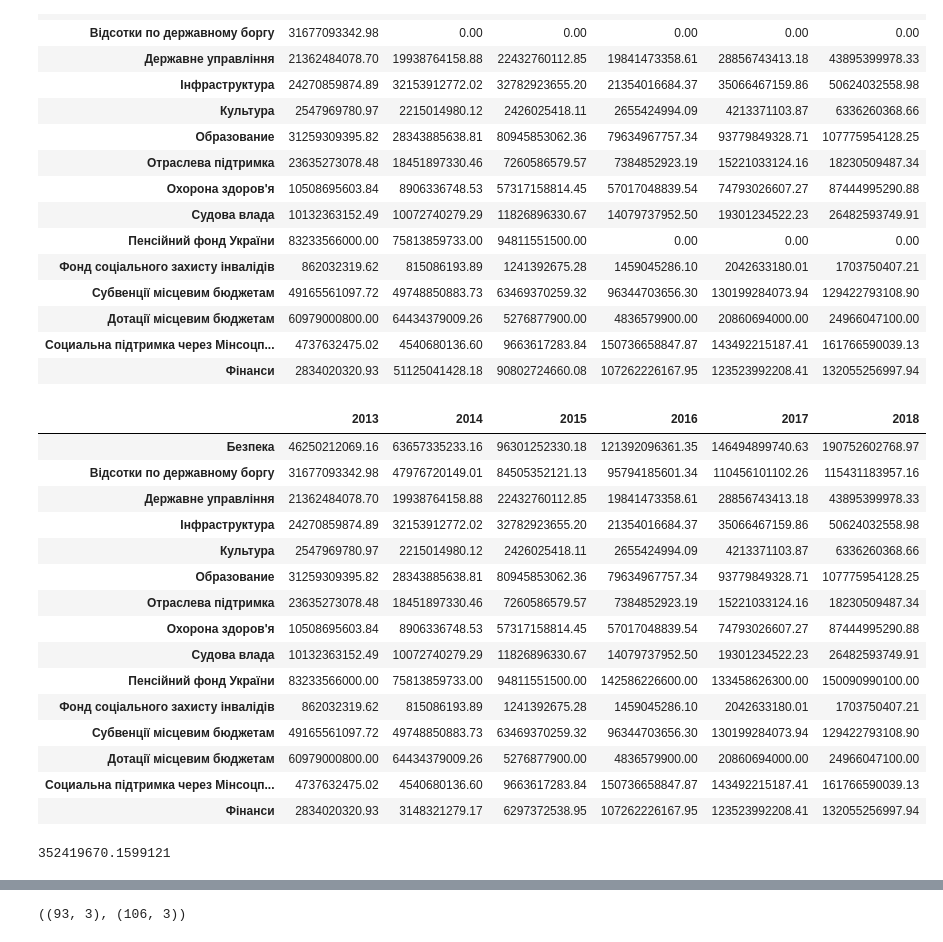
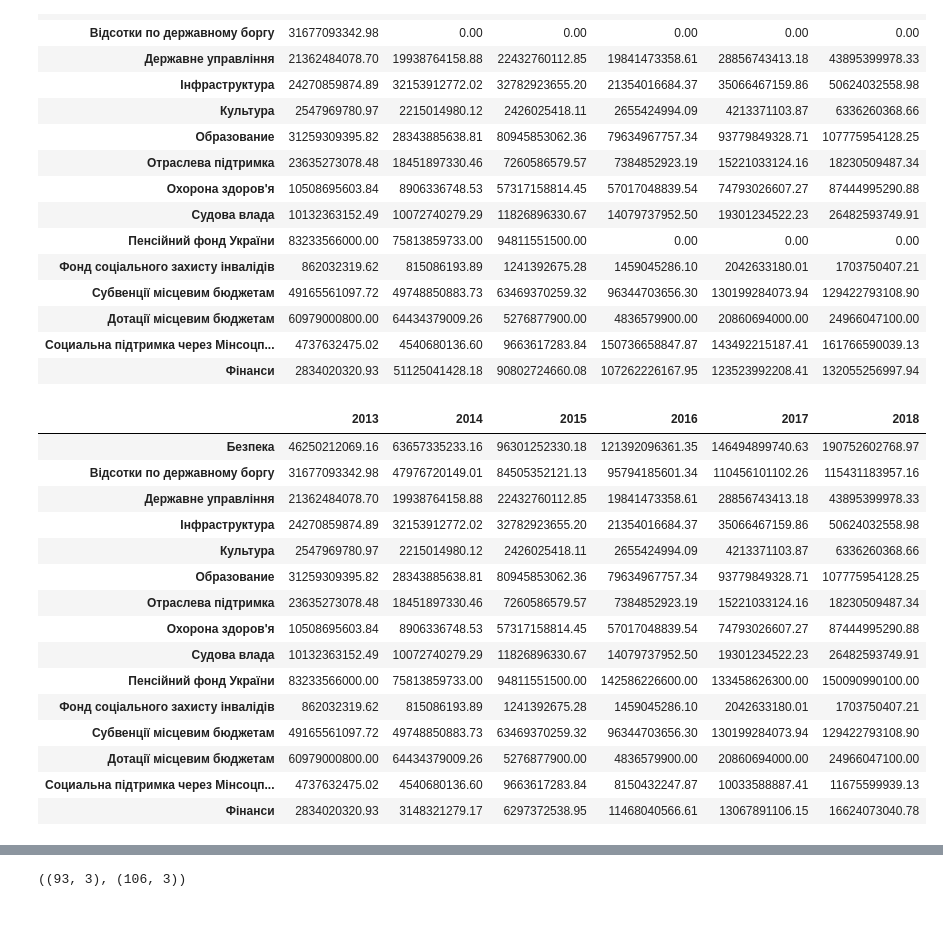
Before and after one commit to lukas1326/UkrViewPresentation, a Jupyter notebook: slide19/rozpodil_allyears-corrected.ipynb, the cells around one changed output, grey strips where cells are left out. Drawn from its saved outputs; the diff is of its cells as text; code cells hidden in the pictures.

```diff
--- a/slide19/rozpodil_allyears-corrected.ipynb
+++ b/slide19/rozpodil_allyears-corrected.ipynb
@@ -148,35 +151,3 @@ df
 df2014[df2014.name=='Обслуговування державного боргу'].all_done
 df.iloc[1]['2014']=df2014[df2014.name=='Обслуговування державного боргу'].all_done
 df.loc['Фінанси','2014']=df.loc['Фінанси','2014']-df.iloc[1]['2014']
-# %%
-df.iloc[1]['2015']=df2015[df2015.name=='Обслуговування державного боргу'].all_done
-df.loc['Фінанси','2015']=df.loc['Фінанси','2015']-df.iloc[1]['2015']
-df.iloc[1]['2016']=df2016[df2016.code=='3511350'].all_done
-df.iloc[1]['2017']=df2017[df2017.code=='3511350'].all_done
-df.iloc[1]['2018']=df2018[df2018.code=='3511350'].all_done
-df.iloc[9]['2016']=df2016[df2016.code=='2506080'].all_done
-df.iloc[9]['2017']=df2017[df2017.code=='2506080'].all_done
-df.iloc[9]['2018']=df2018[df2018.code=='2506080'].all_done
-df
-# итоговая таблица
-# %% [output]
-|  | 2013 | 2014 | 2015 | 2016 | 2017 | 2018 |
-| Безпека | 46250212069.16 | 63657335233.16 | 96301252330.18 | 121392096361.35 | 146494899740.63 | 190752602768.97 |
-| Відсотки по державному боргу | 31677093342.98 | 47976720149.01 | 84505352121.13 | 95794185601.34 | 110456101102.26 | 115431183957.16 |
-| Державне управління | 21362484078.70 | 19938764158.88 | 22432760112.85 | 19841473358.61 | 28856743413.18 | 43895399978.33 |
-| Інфраструктура | 24270859874.89 | 32153912772.02 | 32782923655.20 | 21354016684.37 | 35066467159.86 | 50624032558.98 |
-| Культура | 2547969780.97 | 2215014980.12 | 2426025418.11 | 2655424994.09 | 4213371103.87 | 6336260368.66 |
-| Образование | 31259309395.82 | 28343885638.81 | 80945853062.36 | 79634967757.34 | 93779849328.71 | 107775954128.25 |
-| Отраслева підтримка | 23635273078.48 | 18451897330.46 | 7260586579.57 | 7384852923.19 | 15221033124.16 | 18230509487.34 |
-| Охорона здоров'я | 10508695603.84 | 8906336748.53 | 57317158814.45 | 57017048839.54 | 74793026607.27 | 87444995290.88 |
-| Судова влада | 10132363152.49 | 10072740279.29 | 11826896330.67 | 14079737952.50 | 19301234522.23 | 26482593749.91 |
-| Пенсійний фонд України | 83233566000.00 | 75813859733.00 | 94811551500.00 | 142586226600.00 | 133458626300.00 | 150090990100.00 |
-| Фонд соціального захисту інвалідів | 862032319.62 | 815086193.89 | 1241392675.28 | 1459045286.10 | 2042633180.01 | 1703750407.21 |
-| Субвенції місцевим бюджетам | 49165561097.72 | 49748850883.73 | 63469370259.32 | 96344703656.30 | 130199284073.94 | 129422793108.90 |
-| Дотації місцевим бюджетам | 60979000800.00 | 64434379009.26 | 5276877900.00 | 4836579900.00 | 20860694000.00 | 24966047100.00 |
-| Социальна підтримка через Мінсоцп... | 4737632475.02 | 4540680136.60 | 9663617283.84 | 150736658847.87 | 143492215187.41 | 161766590039.13 |
-| Фінанси | 2834020320.93 | 3148321279.17 | 6297372538.95 | 107262226167.95 | 123523992208.41 | 132055256997.94 |
-# %%
-df2015.iloc[-1]['all_done']-df['2015'].sum()
-# %% [output]
-352419670.1599121
@@ -182,0 +157,33 @@ df2015.iloc[-1]['all_done']-df['2015'].sum()
+# %%
+df.iloc[1]['2016']=df2016[df2016.code=='3511350'].all_done#была статья 3501170,в 2016 стала 3511350,вычитается из Финансов
+df.loc['Фінанси','2016']=df.loc['Фінанси','2016']-df.iloc[1]['2016']
+df.iloc[9]['2016']=df2016[df2016.code=='2506080'].all_done
+df.loc['Социальна підтримка через Мінсоцполитики','2016']=df.loc['Социальна підтримка через Мінсоцполитики','2016']-df.iloc[9]['2016']
+# %%
+df.iloc[1]['2017']=df2017[df2017.code=='3511350'].all_done
+df.loc['Фінанси','2017']=df.loc['Фінанси','2017']-df.iloc[1]['2017']
+df.iloc[9]['2017']=df2017[df2017.code=='2506080'].all_done
+df.loc['Социальна підтримка через Мінсоцполитики','2017']=df.loc['Социальна підтримка через Мінсоцполитики','2017']-df.iloc[9]['2017']
+df.iloc[1]['2018']=df2018[df2018.code=='3511350'].all_done
+df.loc['Фінанси','2018']=df.loc['Фінанси','2018']-df.iloc[1]['2018']
+df.iloc[9]['2018']=df2018[df2018.code=='2506080'].all_done
+df.loc['Социальна підтримка через Мінсоцполитики','2018']=df.loc['Социальна підтримка через Мінсоцполитики','2018']-df.iloc[9]['2018']
+df
+# итоговая таблица
+# %% [output]
+|  | 2013 | 2014 | 2015 | 2016 | 2017 | 2018 |
+| Безпека | 46250212069.16 | 63657335233.16 | 96301252330.18 | 121392096361.35 | 146494899740.63 | 190752602768.97 |
+| Відсотки по державному боргу | 31677093342.98 | 47976720149.01 | 84505352121.13 | 95794185601.34 | 110456101102.26 | 115431183957.16 |
+| Державне управління | 21362484078.70 | 19938764158.88 | 22432760112.85 | 19841473358.61 | 28856743413.18 | 43895399978.33 |
+| Інфраструктура | 24270859874.89 | 32153912772.02 | 32782923655.20 | 21354016684.37 | 35066467159.86 | 50624032558.98 |
+| Культура | 2547969780.97 | 2215014980.12 | 2426025418.11 | 2655424994.09 | 4213371103.87 | 6336260368.66 |
+| Образование | 31259309395.82 | 28343885638.81 | 80945853062.36 | 79634967757.34 | 93779849328.71 | 107775954128.25 |
+| Отраслева підтримка | 23635273078.48 | 18451897330.46 | 7260586579.57 | 7384852923.19 | 15221033124.16 | 18230509487.34 |
+| Охорона здоров'я | 10508695603.84 | 8906336748.53 | 57317158814.45 | 57017048839.54 | 74793026607.27 | 87444995290.88 |
+| Судова влада | 10132363152.49 | 10072740279.29 | 11826896330.67 | 14079737952.50 | 19301234522.23 | 26482593749.91 |
+| Пенсійний фонд України | 83233566000.00 | 75813859733.00 | 94811551500.00 | 142586226600.00 | 133458626300.00 | 150090990100.00 |
+| Фонд соціального захисту інвалідів | 862032319.62 | 815086193.89 | 1241392675.28 | 1459045286.10 | 2042633180.01 | 1703750407.21 |
+| Субвенції місцевим бюджетам | 49165561097.72 | 49748850883.73 | 63469370259.32 | 96344703656.30 | 130199284073.94 | 129422793108.90 |
+| Дотації місцевим бюджетам | 60979000800.00 | 64434379009.26 | 5276877900.00 | 4836579900.00 | 20860694000.00 | 24966047100.00 |
+| Социальна підтримка через Мінсоцп... | 4737632475.02 | 4540680136.60 | 9663617283.84 | 8150432247.87 | 10033588887.41 | 11675599939.13 |
+| Фінанси | 2834020320.93 | 3148321279.17 | 6297372538.95 | 11468040566.61 | 13067891106.15 | 16624073040.78 |
```
Also changed, not shown: parts of 10 cells of this notebook, 3 other files.
